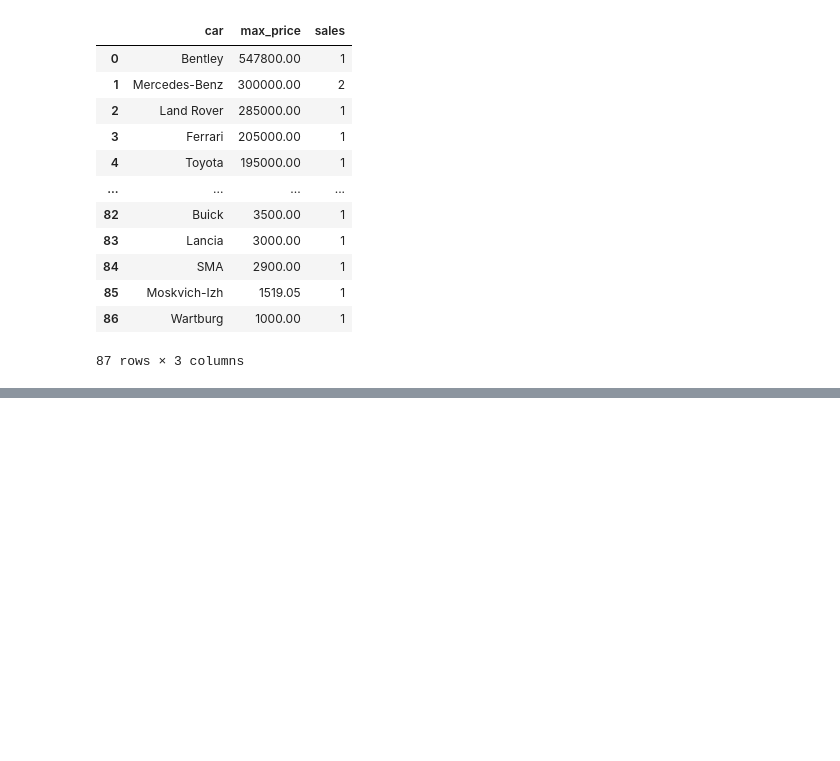
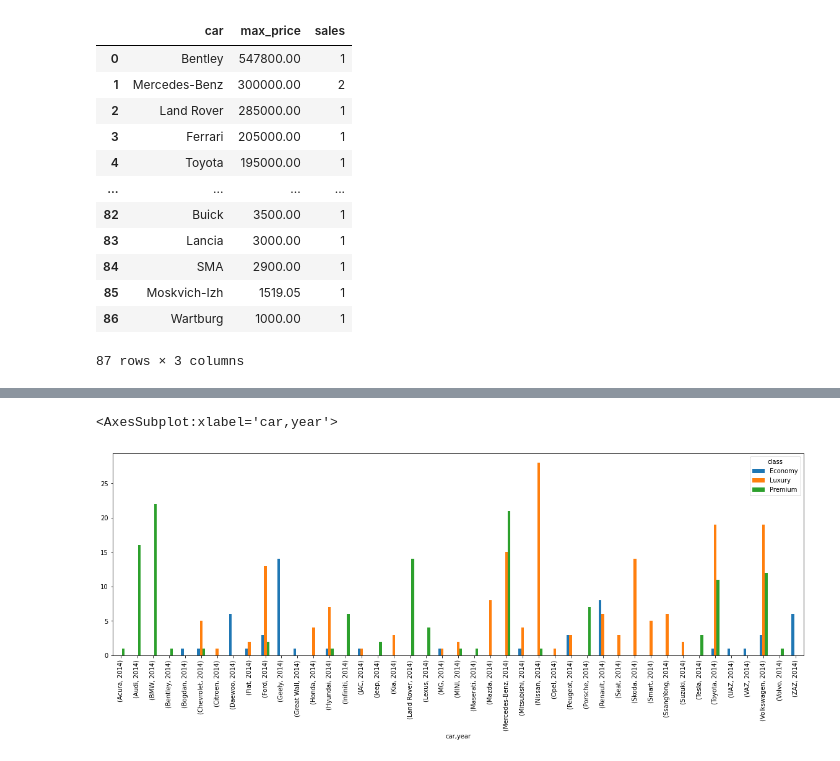
Before and after one commit to yoganandaraol/EDA_CarSales, a Jupyter notebook: EDA_CarSales_Project.ipynb, the cells around one changed output, grey strips where cells are left out. Drawn from its saved outputs; the diff is of its cells as text; code cells hidden in the pictures; blank space fills up the shorter version.

```diff
--- a/EDA_CarSales_Project.ipynb
+++ b/EDA_CarSales_Project.ipynb
@@ -735,0 +896,5 @@ df
+# %%
+pvt_caryear_sales[pvt_caryear_sales.index.get_level_values(1) == 2014].fillna(0).plot.bar(figsize=(20,6))
+# %% [output]
+<AxesSubplot:xlabel='car,year'>
+[figure, added]
```
Also changed, not shown: parts of 35 cells of this notebook.
